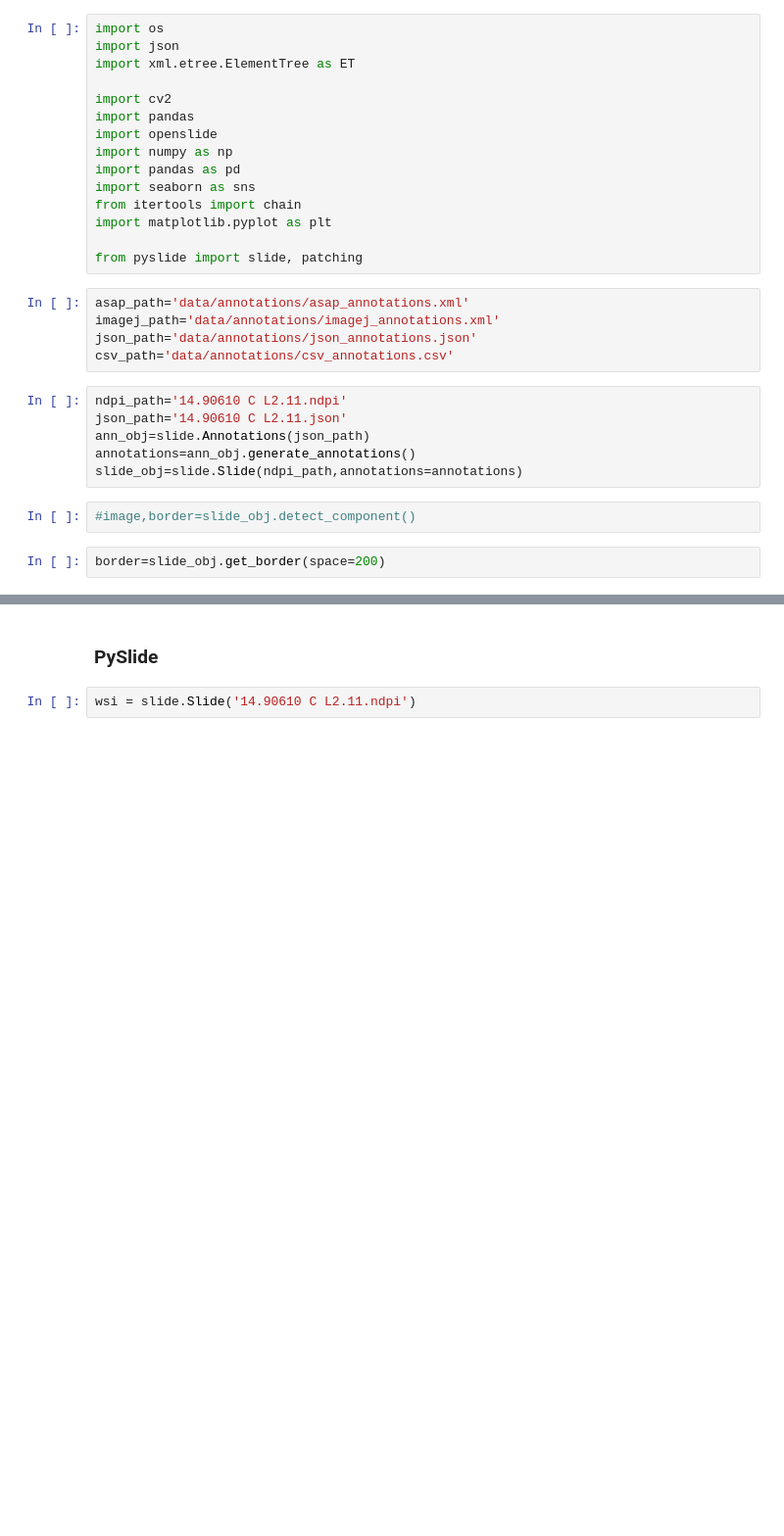
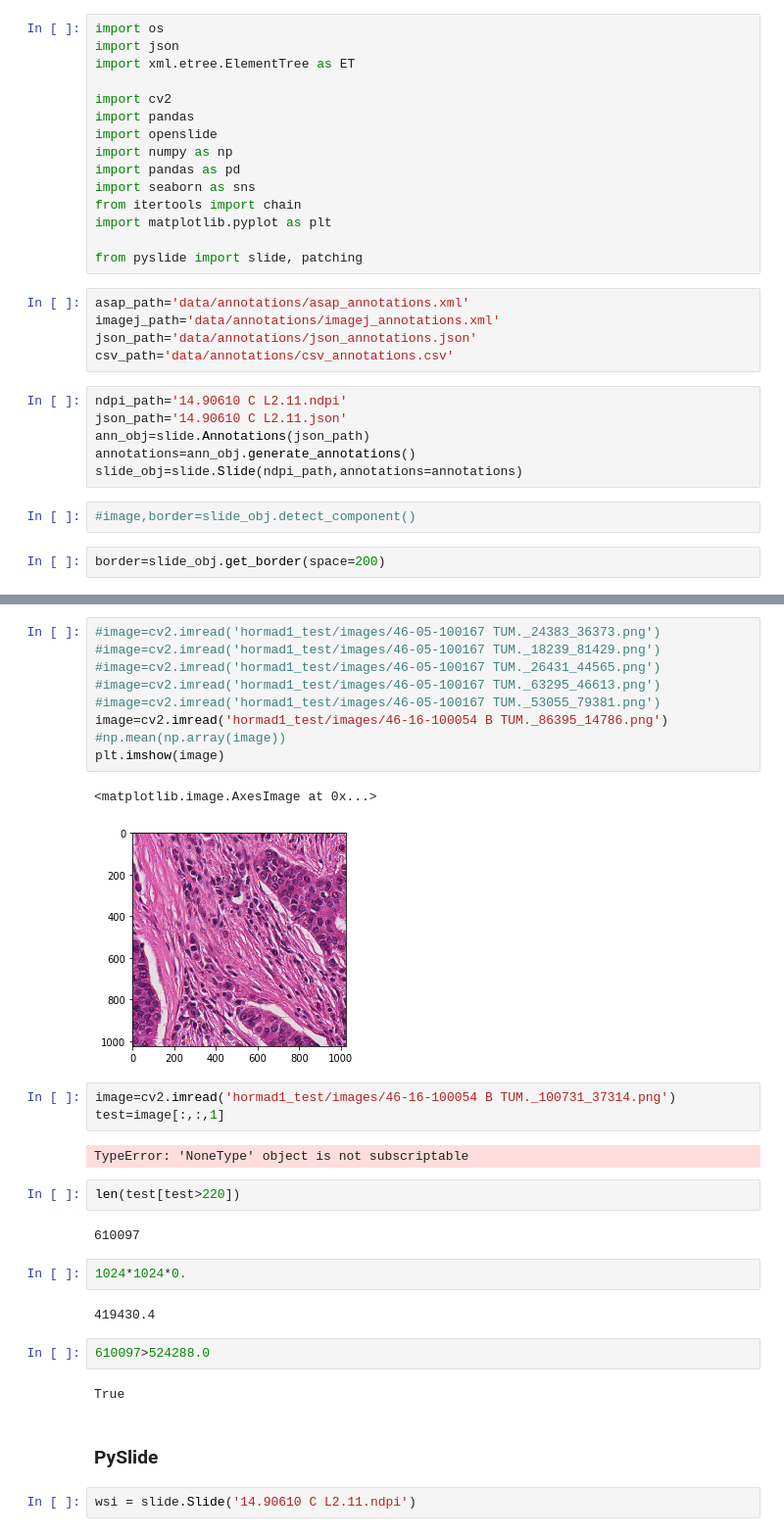
Before and after one commit to gregoryverghese/PySlide, a Jupyter notebook: example.ipynb, the cells around one changed output, grey strips where cells are left out. Shown at 98% size. Cells and saved outputs as stored; diff of their text form; blank space fills up the shorter version.

```diff
--- a/example.ipynb
+++ b/example.ipynb
@@ -36,3 +81,32 @@ y_size:13228
+# %%
+#image=cv2.imread('hormad1_test/images/46-05-100167 TUM._24383_36373.png')
+#image=cv2.imread('hormad1_test/images/46-05-100167 TUM._18239_81429.png')
+#image=cv2.imread('hormad1_test/images/46-05-100167 TUM._26431_44565.png')
+#image=cv2.imread('hormad1_test/images/46-05-100167 TUM._63295_46613.png')
+#image=cv2.imread('hormad1_test/images/46-05-100167 TUM._53055_79381.png')
+image=cv2.imread('hormad1_test/images/46-16-100054 B TUM._86395_14786.png')
+#np.mean(np.array(image))
+plt.imshow(image)
+# %% [output]
+<matplotlib.image.AxesImage at 0x...>
+[figure, added]
+# %%
+image=cv2.imread('hormad1_test/images/46-16-100054 B TUM._100731_37314.png')
+test=image[:,:,1]
+# %% [output]
+TypeError: 'NoneType' object is not subscriptable
+# %%
+len(test[test>220])
+# %% [output]
+610097
+# %%
+1024*1024*0.
+# %% [output]
+419430.4
+# %%
+610097>524288.0
+# %% [output]
+True
 # %% [markdown]
 ### PySlide
 # %%
```
Also changed, not shown: parts of 19 cells of this notebook, 3 other files.
